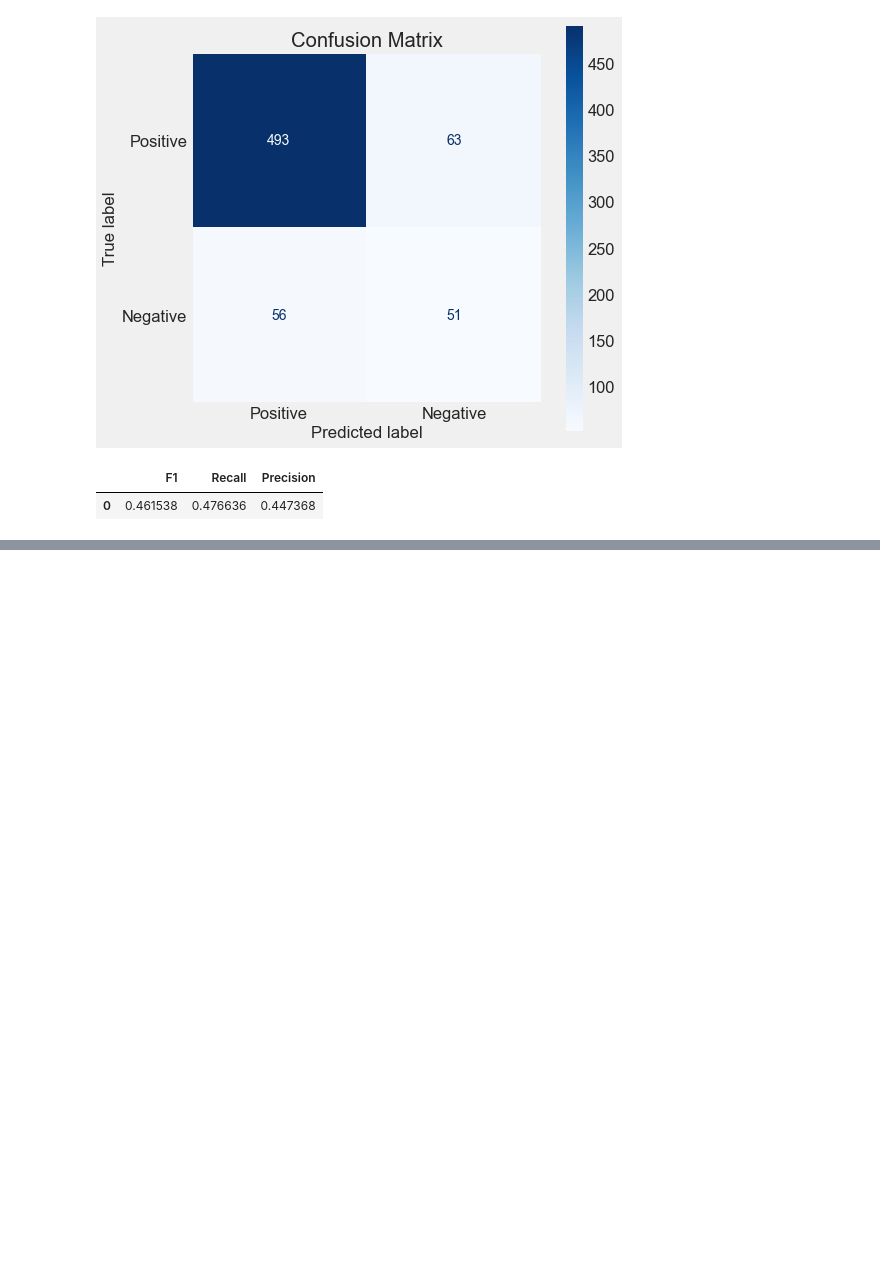
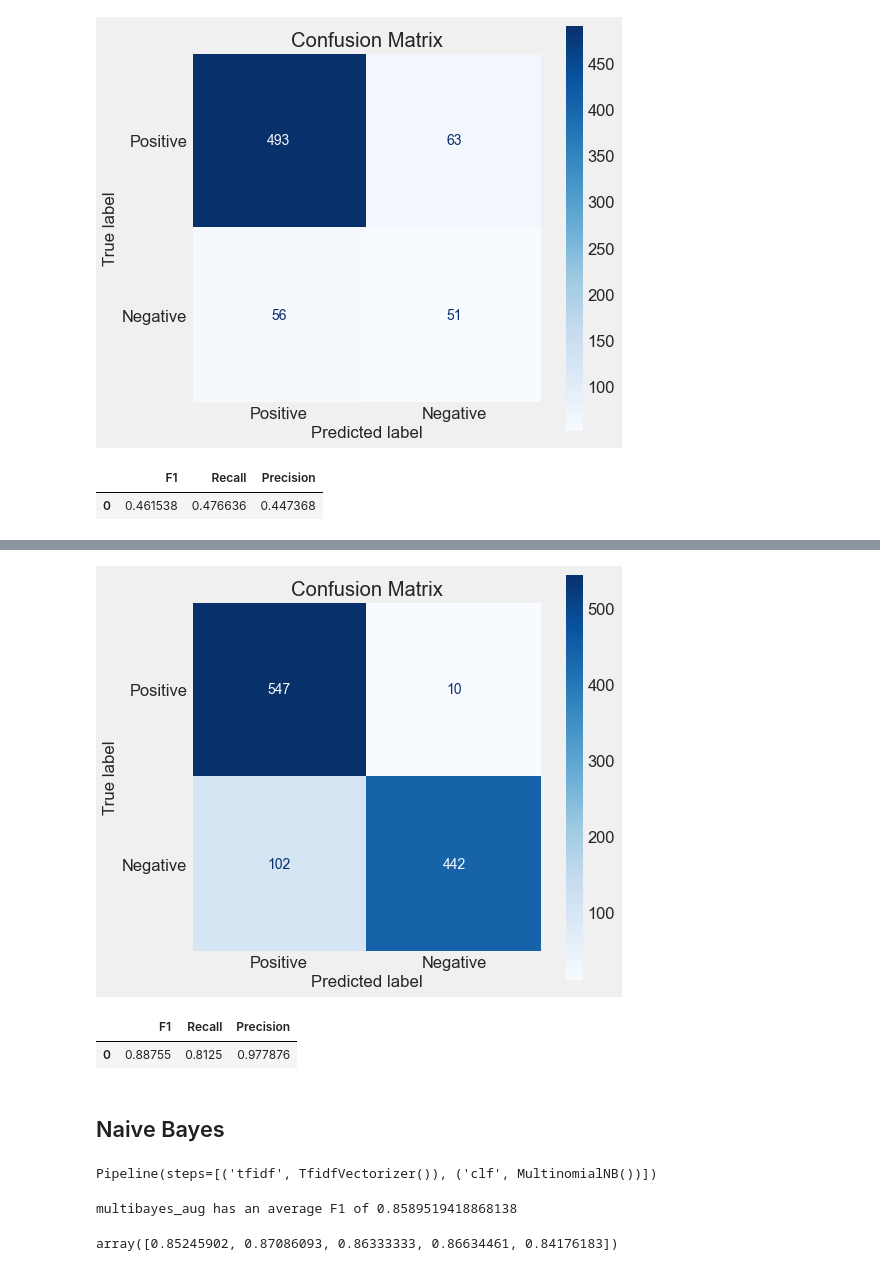
Before and after one commit to jeffreyhwatson/nlp_sentiment_project, a Jupyter notebook: notebooks/exploratory/modeling_eda.ipynb, the cells around one changed output, grey strips where cells are left out. Saved outputs shown, nothing was run; the diff lists cells and outputs as text; code cells hidden in the pictures; blank space fills up the shorter version.

Commit message:
augmented data, retuned models

```diff
--- a/notebooks/exploratory/modeling_eda.ipynb
+++ b/notebooks/exploratory/modeling_eda.ipynb
@@ -980,0 +1293,20 @@ fn.confusion_report(tuned_rf, X_lem_val, y_lem_val)
+# %%
+fn.confusion_report(tuned_baseline, X_lem_val, y_lem_val)
+# %% [output]
+[figure, added]
+|  | F1 | Recall | Precision |
+| 0 | 0.88755 | 0.8125 | 0.977876 |
+# %% [markdown]
+## Naive Bayes
+# %%
+bayes = MultinomialNB()
+steps = [('tfidf', tfidf), ('clf', bayes)]
+mnb = Pipeline(steps=steps)
+mnb.fit(X_lem_train, y_lem_train)
+# %% [output]
+Pipeline(steps=[('tfidf', TfidfVectorizer()), ('clf', MultinomialNB())])
+# %%
+modeling.report(mnb, X_lem_train, y_lem_train, 'multibayes_aug', 'augmented_data')
+# %% [output]
+multibayes_aug has an average F1 of 0.8589519418868138
+array([0.85245902, 0.87086093, 0.86333333, 0.86634461, 0.84176183])
```
Also changed, not shown: parts of 96 cells of this notebook, 7 other files.
